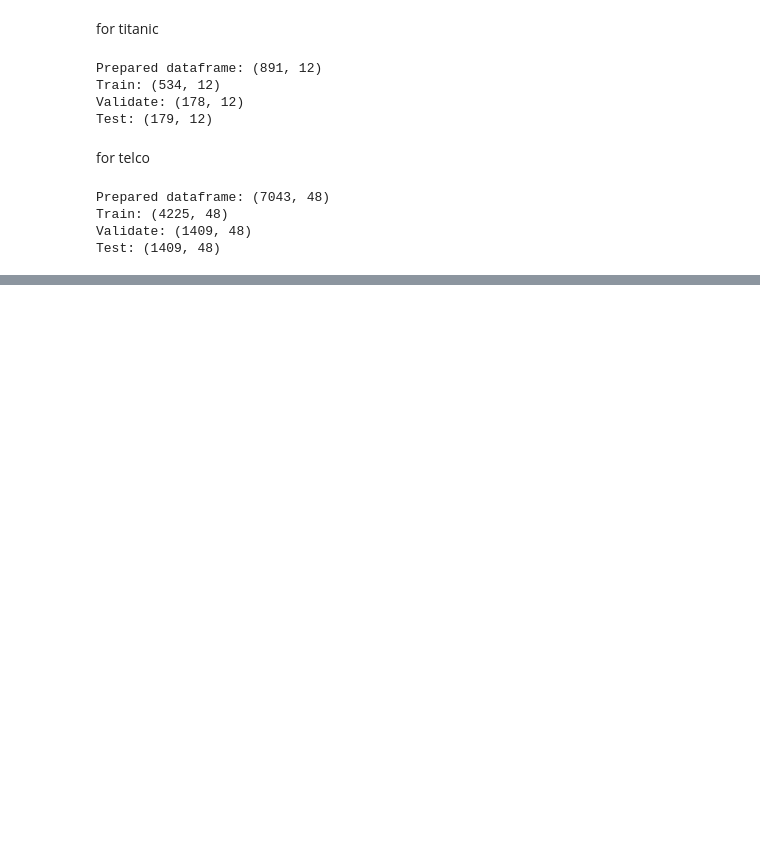
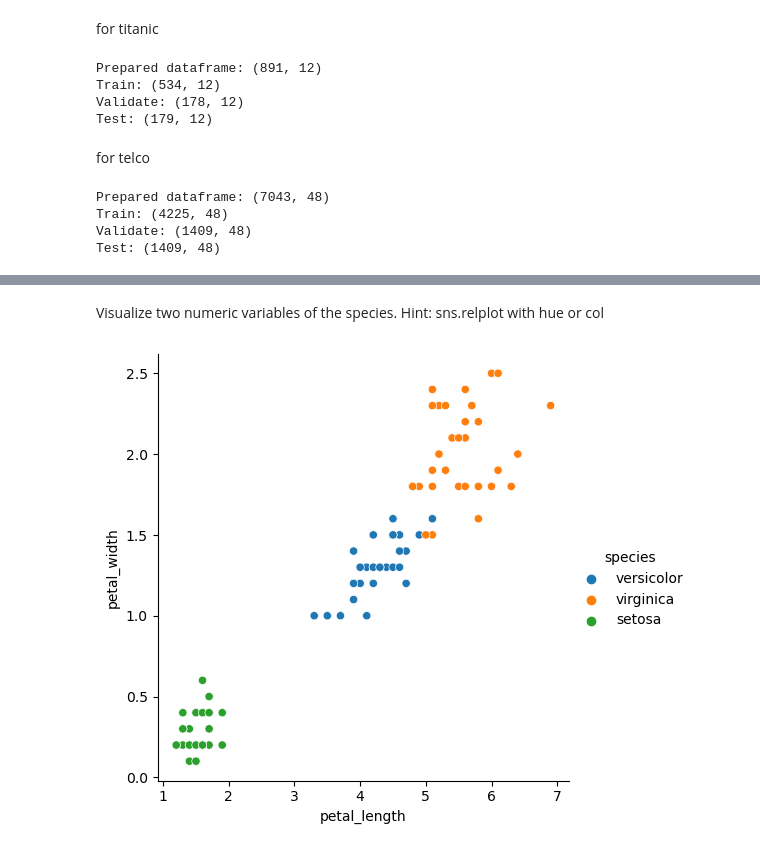
Before and after one commit to JAJCole/classification-exercises, a Jupyter notebook: classification_exercises.ipynb, the cells around one changed output, grey strips where cells are left out. Drawn from its saved outputs; the diff is of its cells as text; code cells hidden in the pictures; blank space fills up the shorter version.

```diff
--- a/classification_exercises.ipynb
+++ b/classification_exercises.ipynb
@@ -892,0 +865,7 @@ plt.show()
+# %% [markdown]
+Visualize two numeric variables of the species. Hint: sns.relplot with hue or col
+# %%
+sns.relplot(data=train_iris ,x='petal_length', y='petal_width', hue='species')
+plt.show()
+# %% [output]
+[figure, added]
```
Also changed, not shown: parts of 94 cells of this notebook.
